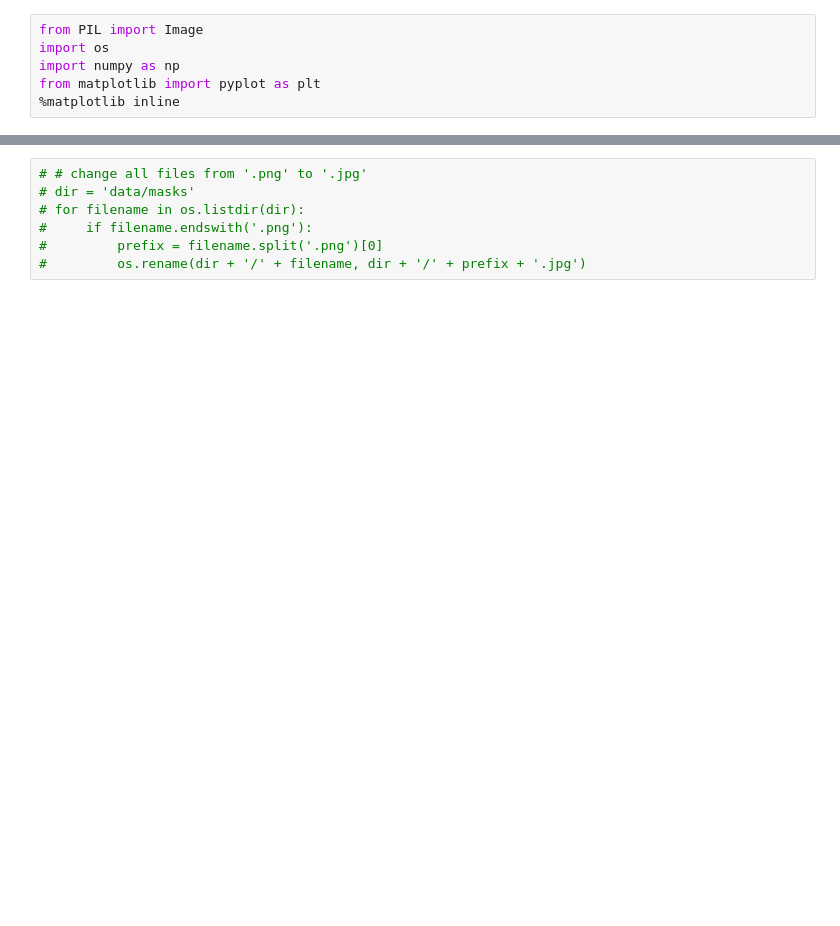
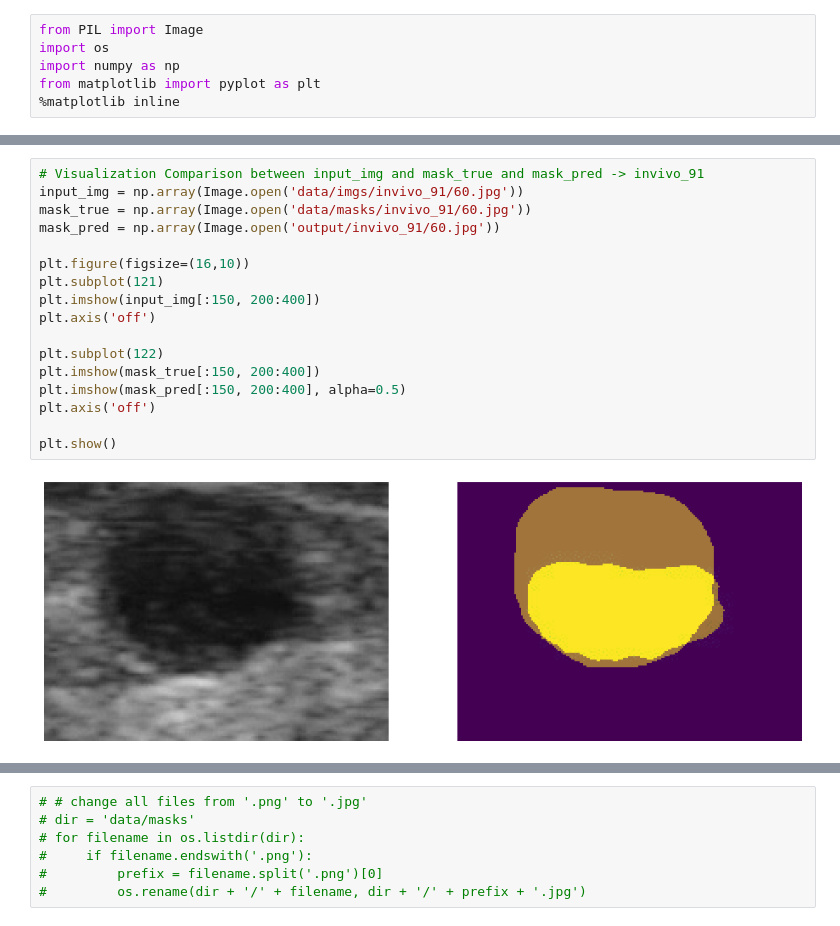
Before and after one commit to zhangjing1997/IV_Detection, a Jupyter notebook: UNet/eda_unet.ipynb, the cells around one changed output, grey strips where cells are left out. Drawn from its saved outputs; the diff is of its cells as text; blank space fills up the shorter version.

```diff
--- a/UNet/eda_unet.ipynb
+++ b/UNet/eda_unet.ipynb
@@ -6,0 +64,19 @@ from matplotlib import pyplot as plt
+# %%
+# Visualization Comparison between input_img and mask_true and mask_pred -> invivo_91
+input_img = np.array(Image.open('data/imgs/invivo_91/60.jpg'))
+mask_true = np.array(Image.open('data/masks/invivo_91/60.jpg'))
+mask_pred = np.array(Image.open('output/invivo_91/60.jpg'))
+
+plt.figure(figsize=(16,10))
+plt.subplot(121)
+plt.imshow(input_img[:150, 200:400])
+plt.axis('off')
+
+plt.subplot(122)
+plt.imshow(mask_true[:150, 200:400])
+plt.imshow(mask_pred[:150, 200:400], alpha=0.5)
+plt.axis('off')
+
+plt.show()
+# %% [output]
+[figure, added]
```
Also changed, not shown: parts of 13 cells of this notebook, 9 other files.
